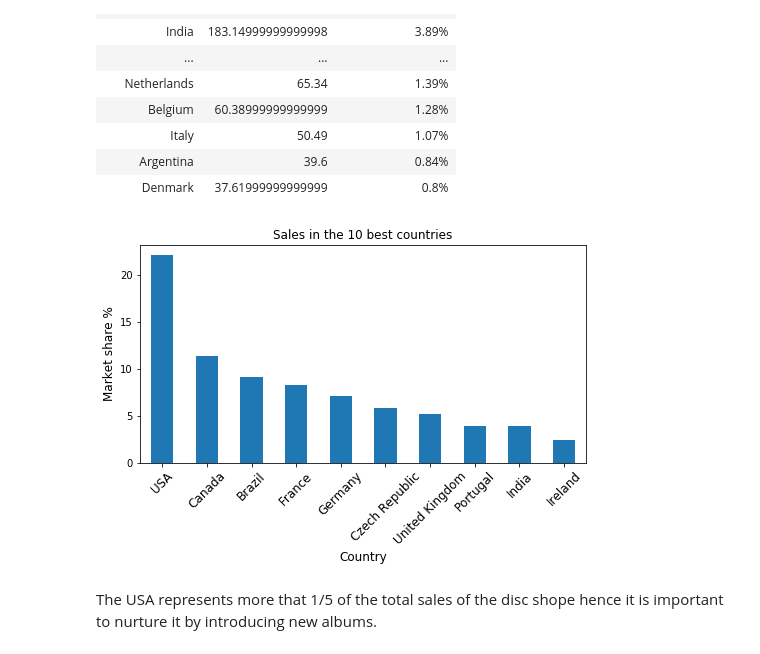
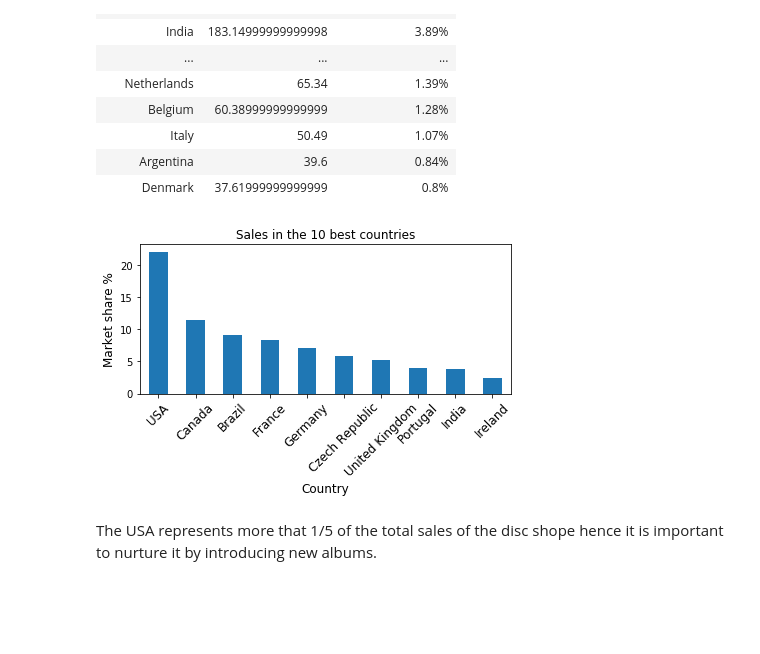
Before and after one commit to tfreyd/chinook, a Jupyter notebook: chinook_sql.ipynb, the cells around one changed output. Cells and saved outputs as stored; diff of their text form; code cells hidden in the pictures; blank space fills up the shorter version.

```diff
--- a/chinook_sql.ipynb
+++ b/chinook_sql.ipynb
@@ -89,14 +89,15 @@ sales_per_country.set_index('country', drop=True, inplace=True)
 # %%
 sales_per_country['share_per_country'] = sales_per_country['share_per_country'].str.replace('%','').astype(float)
 # %%
-sales_per_country['share_per_country'].head(10).plot.bar(figsize=(8,4))
+sales_per_country['share_per_country'].head(10).plot.bar(figsize=(6,4))
 plt.xticks(rotation=45,size=12)
 plt.ylabel('Market share %',size=12)
 plt.xlabel('Country',size=12)
 plt.title('Sales in the 10 best countries')
+plt.tight_layout()
 plt.savefig('tot_sales_per_country.svg')
 # %% [output]
-[figure, old version]
+[figure, new version]
 # %% [markdown]
 The USA represents more that 1/5 of the total sales of the disc shope hence it is important to nurture it by introducing new albums.
 # %% [markdown]
```
Also changed, not shown: parts of 1 cell of this notebook, 3 other files.
